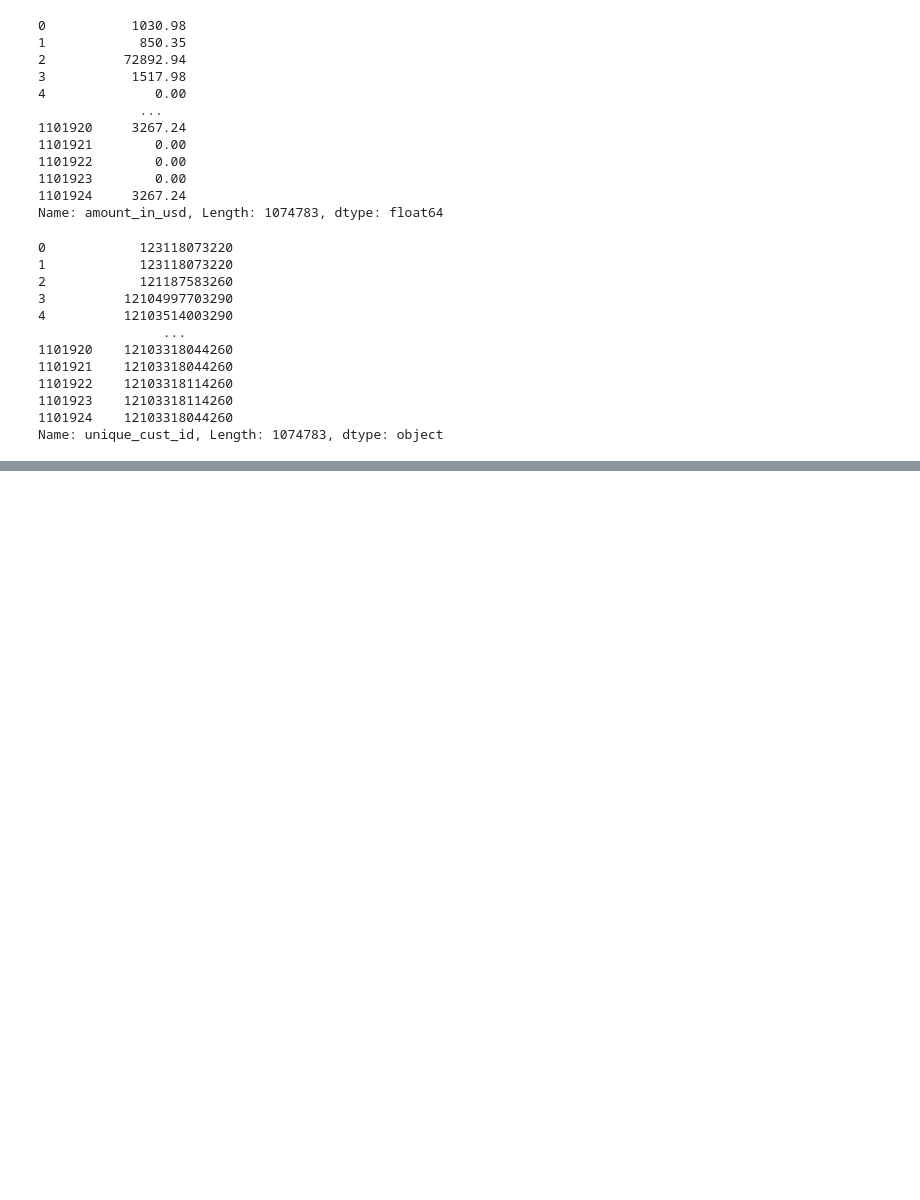
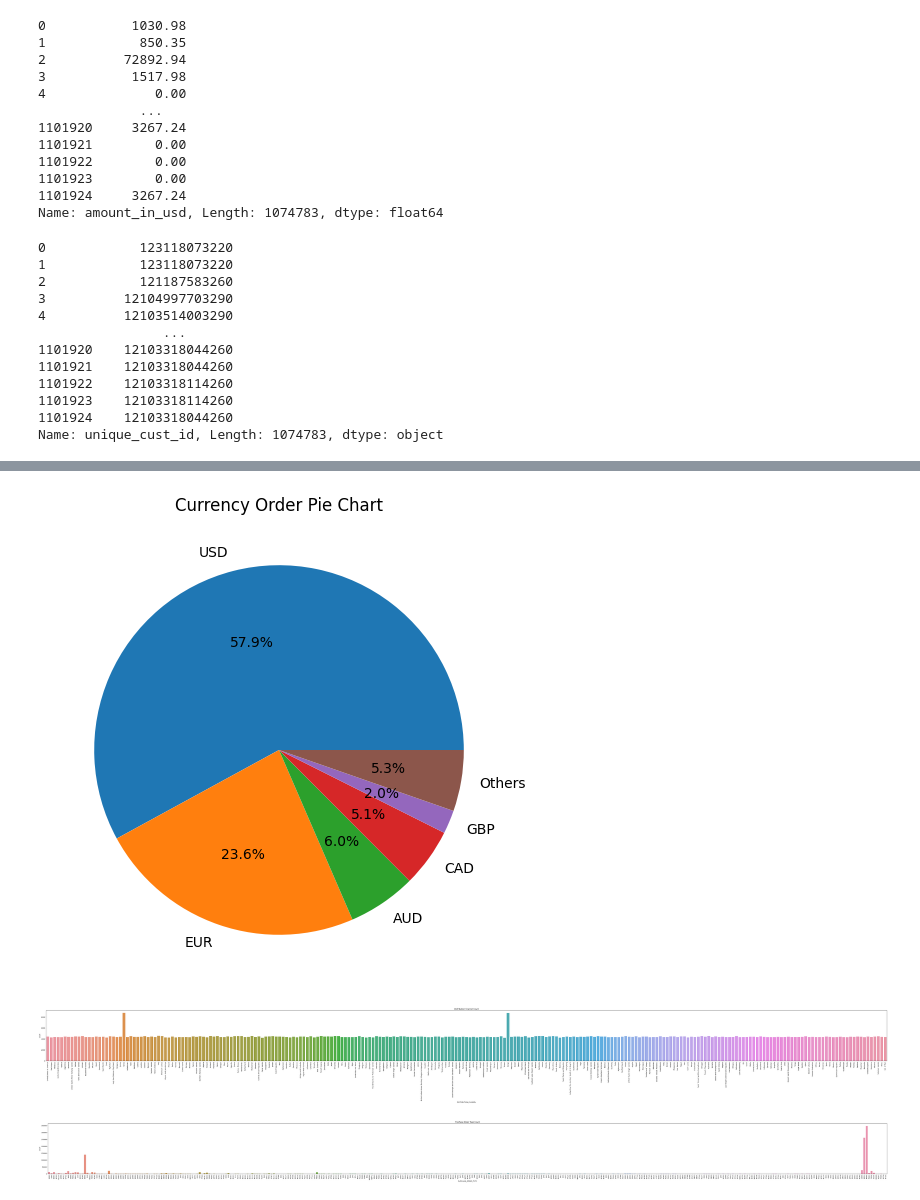
Before and after one commit to pratayyy/Order-Amount-Prediction, a Jupyter notebook: Order_Amount_Prediction.ipynb, the cells around one changed output, grey strips where cells are left out. Cells and saved outputs as stored; diff of their text form; code cells hidden in the pictures; blank space fills up the shorter version.

```diff
--- a/Order_Amount_Prediction.ipynb
+++ b/Order_Amount_Prediction.ipynb
@@ -233,0 +245,29 @@ df['ORDER_AMOUNT'] = pd.to_numeric(df['ORDER_AMOUNT'], errors = 'coerce')
+# %%
+currency_count = df['ORDER_CURRENCY'].value_counts(normalize = True)
+i = currency_count < 0.02
+others = currency_count[i].sum()
+currency_count = currency_count[~i]
+currency_count['Others'] = others
+
+plt.figure(figsize = (10, 6))
+plt.pie(currency_count, labels = currency_count.index, autopct = '%1.1f%%')
+plt.title('Currency Order Pie Chart')
+plt.show()
+# %% [output]
+[figure, added]
+# %%
+plt.figure(figsize = (100, 6))
+sns.countplot(x = df['DISTRIBUTION_CHANNEL'], data = df)
+plt.xticks(rotation = 'vertical')
+plt.title('Distribution Channel Count')
+plt.show()
+# %% [output]
+[figure, added]
+# %%
+plt.figure(figsize = (100, 6))
+sns.countplot(x = df['PURCHASE_ORDER_TYPE'], data = df)
+plt.xticks(rotation = 'vertical')
+plt.title('Purchase Order Type Count')
+plt.show()
+# %% [output]
+[figure, added]
```
Also changed, not shown: parts of 4 cells of this notebook.
